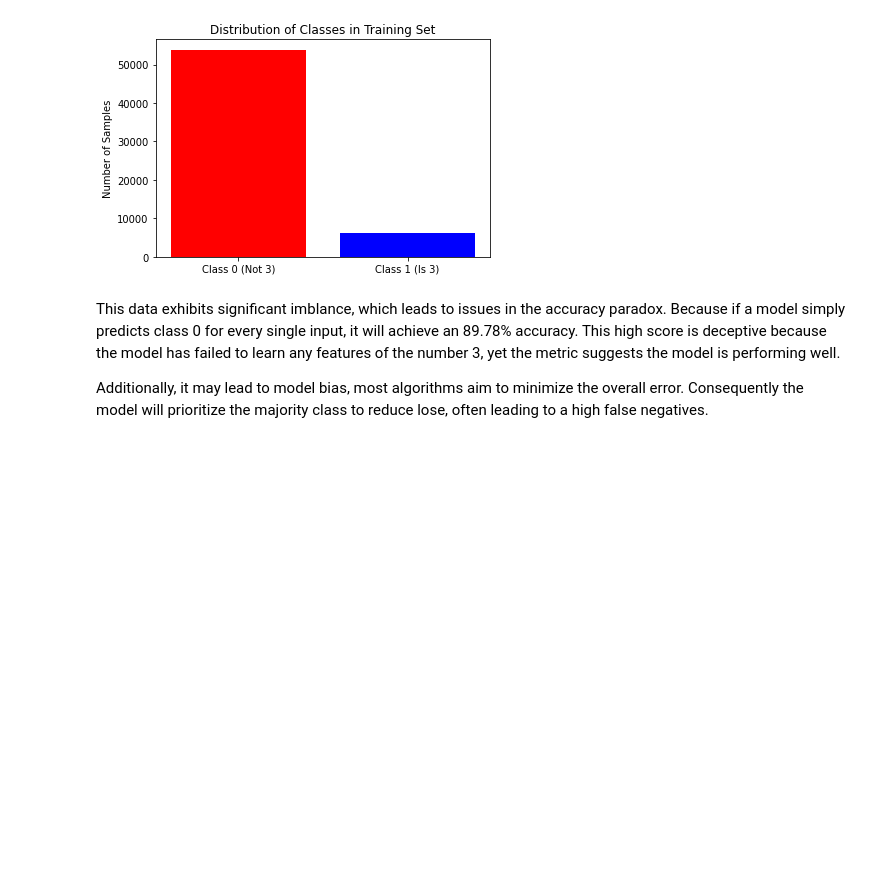
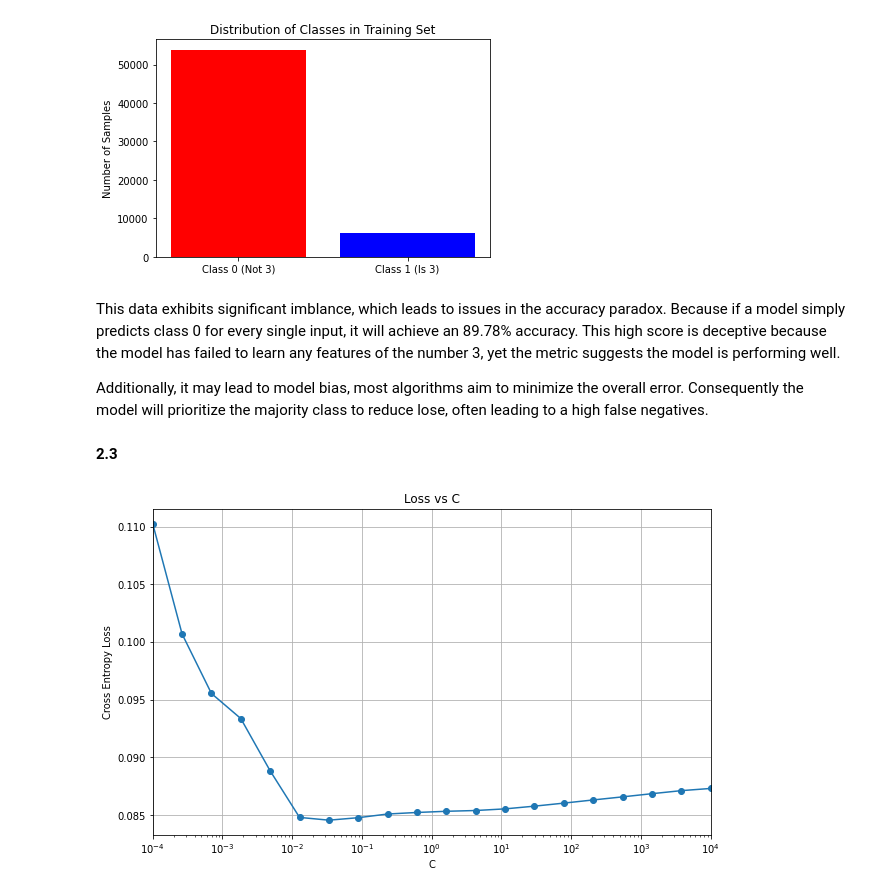
Before and after one commit to edwall201/Machine-Learning-26-Spring, a Jupyter notebook: assign3/assign3.ipynb, the cells around one changed output. Cells and saved outputs as stored; diff of their text form; code cells hidden in the pictures; blank space fills up the shorter version.

```diff
--- a/assign3/assign3.ipynb
+++ b/assign3/assign3.ipynb
@@ -496,3 +496,43 @@ Fraction of positive samples: 0.1022
 This data exhibits significant imblance, which leads to issues in the accuracy paradox. Because if a model simply predicts class 0 for every single input, it will achieve an 89.78% accuracy. This high score is deceptive because the model has failed to learn any features of the number 3, yet the metric suggests the model is performing well.
 
 Additionally, it may lead to model bias, most algorithms aim to minimize the overall error. Consequently the model will prioritize the majority class to reduce lose, often leading to a high false negatives.
+# %% [markdown]
+**2.3**
+# %%
+import numpy as np
+import matplotlib.pyplot as plt
+from sklearn.linear_model import LogisticRegression
+from sklearn.metrics import log_loss, roc_auc_score, f1_score
+
+c_values = np.logspace(-4, 4, 20)
+
+non_zero_counts = []
+losses = []
+aucs = []
+f1_scores = []
+
+for c in c_values:
+    model = LogisticRegression(penalty='l1', C=c, solver='liblinear', random_state=42)
+    model.fit(X_train, y_train)
+
+    non_zero = np.sum(np.abs(model.coef_) > 1e-5)
+    non_zero_counts.append(non_zero)
+
+    y_probs = model.predict_proba(X_test)
+    y_preds = model.predict(X_test)
+
+    losses.append(log_loss(y_test, y_probs))
+    aucs.append(roc_auc_score(y_test, y_probs[:, 1]))
+    f1_scores.append(f1_score(y_test, y_preds))
+
+plt.figure(figsize=(10, 6))
+plt.plot(c_values, losses, marker='o')
+plt.xscale('log')
+plt.xlabel('C')
+plt.ylabel('Cross Entropy Loss')
+plt.title('Loss vs C')
+plt.grid(True)
+plt.xlim(1e-4, 1e4)
+plt.show()
+# %% [output]
+[figure, added]
```
Also changed, not shown: parts of 10 cells of this notebook.
